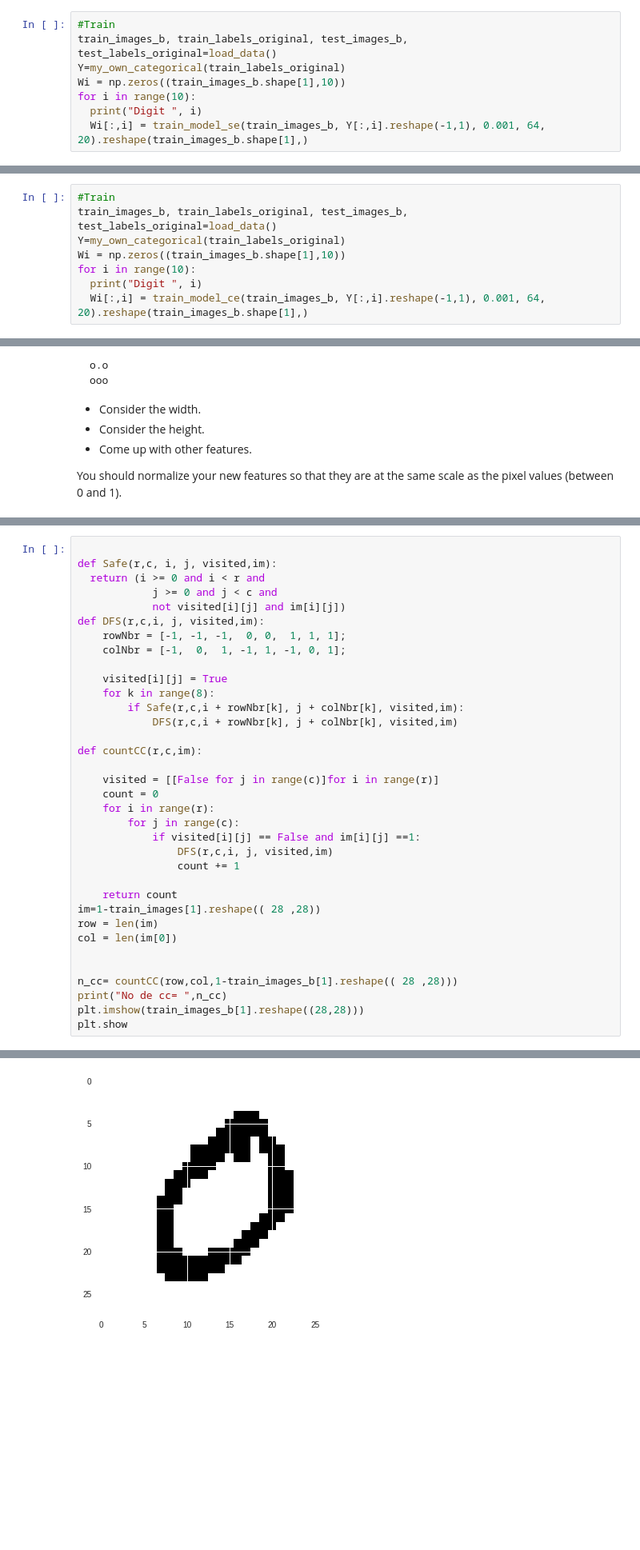
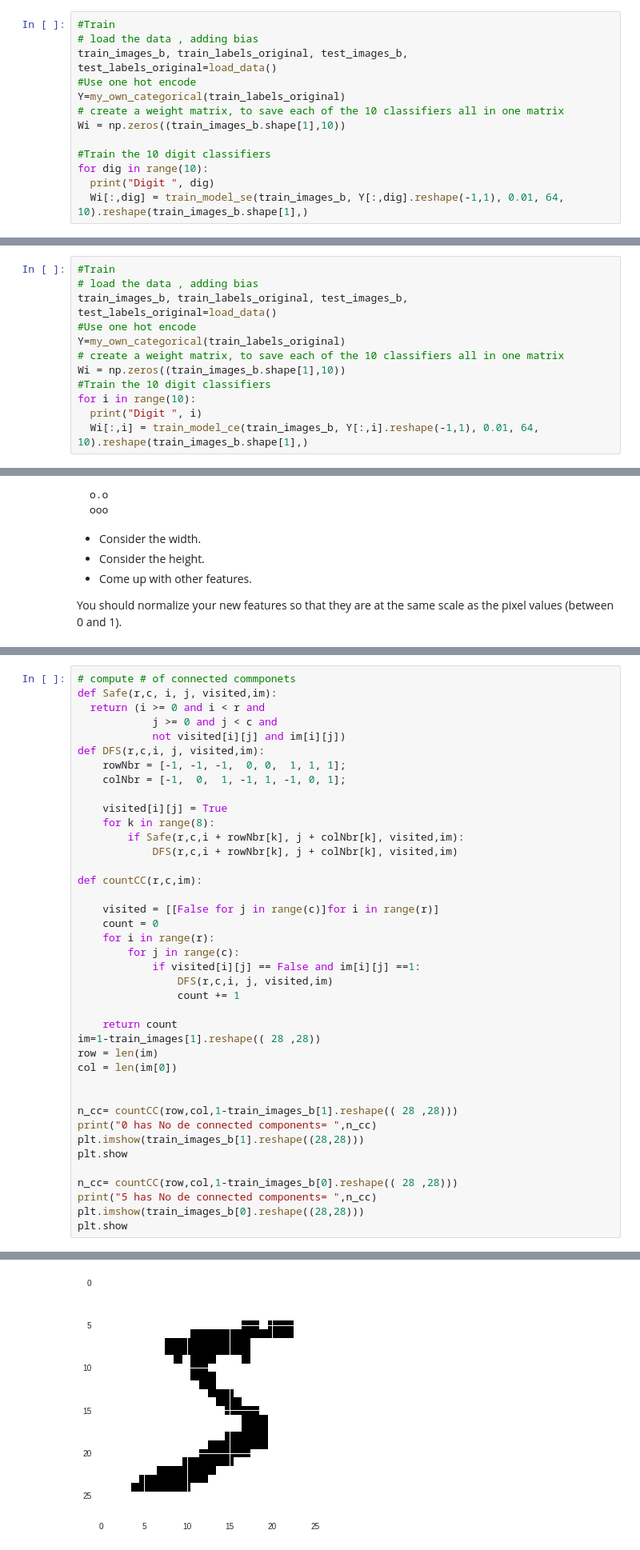
Before and after one commit to rvalienter90/UCF, a Jupyter notebook: CAP-5610_MACHINE LEARNING/HW1/HW1.ipynb, the cells around one changed output, grey strips where cells are left out. Shown: that part at 80% size. Cells and saved outputs as stored; diff of their text form; blank space fills up the shorter version.

```diff
--- a/CAP-5610_MACHINE LEARNING/HW1/HW1.ipynb
+++ b/CAP-5610_MACHINE LEARNING/HW1/HW1.ipynb
@@ -448,12 +456,17 @@ Test acc=  0.8037
 ## Problem 1 Final solution --Use logistic regression with mean squared error loss.
 # %%
 #Train
+# load the data , adding bias
 train_images_b, train_labels_original, test_images_b, test_labels_original=load_data()
+#Use one hot encode
 Y=my_own_categorical(train_labels_original)
+# create a weight matrix, to save each of the 10 classifiers all in one matrix
 Wi = np.zeros((train_images_b.shape[1],10))
-for i in range(10):
-  print("Digit ", i)
-  Wi[:,i] = train_model_se(train_images_b, Y[:,i].reshape(-1,1), 0.001, 64, 20).reshape(train_images_b.shape[1],)
+
+#Train the 10 digit classifiers
+for dig in range(10):
+  print("Digit ", dig)
+  Wi[:,dig] = train_model_se(train_images_b, Y[:,dig].reshape(-1,1), 0.01, 64, 10).reshape(train_images_b.shape[1],)
 # %% [output]
 Digit  0
 train model se
@@ -670,12 +686,16 @@ plt.show()
 ## Problem 2  Final Solution  --Use logistic regression with binary cross entropy loss.
 # %%
 #Train
+# load the data , adding bias
 train_images_b, train_labels_original, test_images_b, test_labels_original=load_data()
+#Use one hot encode
 Y=my_own_categorical(train_labels_original)
+# create a weight matrix, to save each of the 10 classifiers all in one matrix
 Wi = np.zeros((train_images_b.shape[1],10))
+#Train the 10 digit classifiers
 for i in range(10):
   print("Digit ", i)
-  Wi[:,i] = train_model_ce(train_images_b, Y[:,i].reshape(-1,1), 0.001, 64, 20).reshape(train_images_b.shape[1],)
+  Wi[:,i] = train_model_ce(train_images_b, Y[:,i].reshape(-1,1), 0.01, 64, 10).reshape(train_images_b.shape[1],)
 # %% [output]
 Digit  0
 train model ce
@@ -1187,5 +1238,5 @@ train_images[0].shape
 # %%
-
+# compute # of connected commponets
 def Safe(r,c, i, j, visited,im):
   return (i >= 0 and i < r and
             j >= 0 and j < c and
@@ -1216,7 +1267,12 @@ col = len(im[0])
 
 
 n_cc= countCC(row,col,1-train_images_b[1].reshape(( 28 ,28)))
-print("No de cc= ",n_cc)
+print("0 has No de connected components= ",n_cc)
 plt.imshow(train_images_b[1].reshape((28,28)))
 plt.show
+
+n_cc= countCC(row,col,1-train_images_b[0].reshape(( 28 ,28)))
+print("5 has No de connected components= ",n_cc)
+plt.imshow(train_images_b[0].reshape((28,28)))
+plt.show
 # %% [output]
@@ -1224,5 +1281,5 @@ No de cc=  2
 <function matplotlib.pyplot.show>
-[figure, old version]
+[figure, new version]
 # %%
 m,n=train_images_b.shape
 new_feature_w_region=np.zeros((m,1))
```
Also changed, not shown: parts of 30 cells of this notebook.
